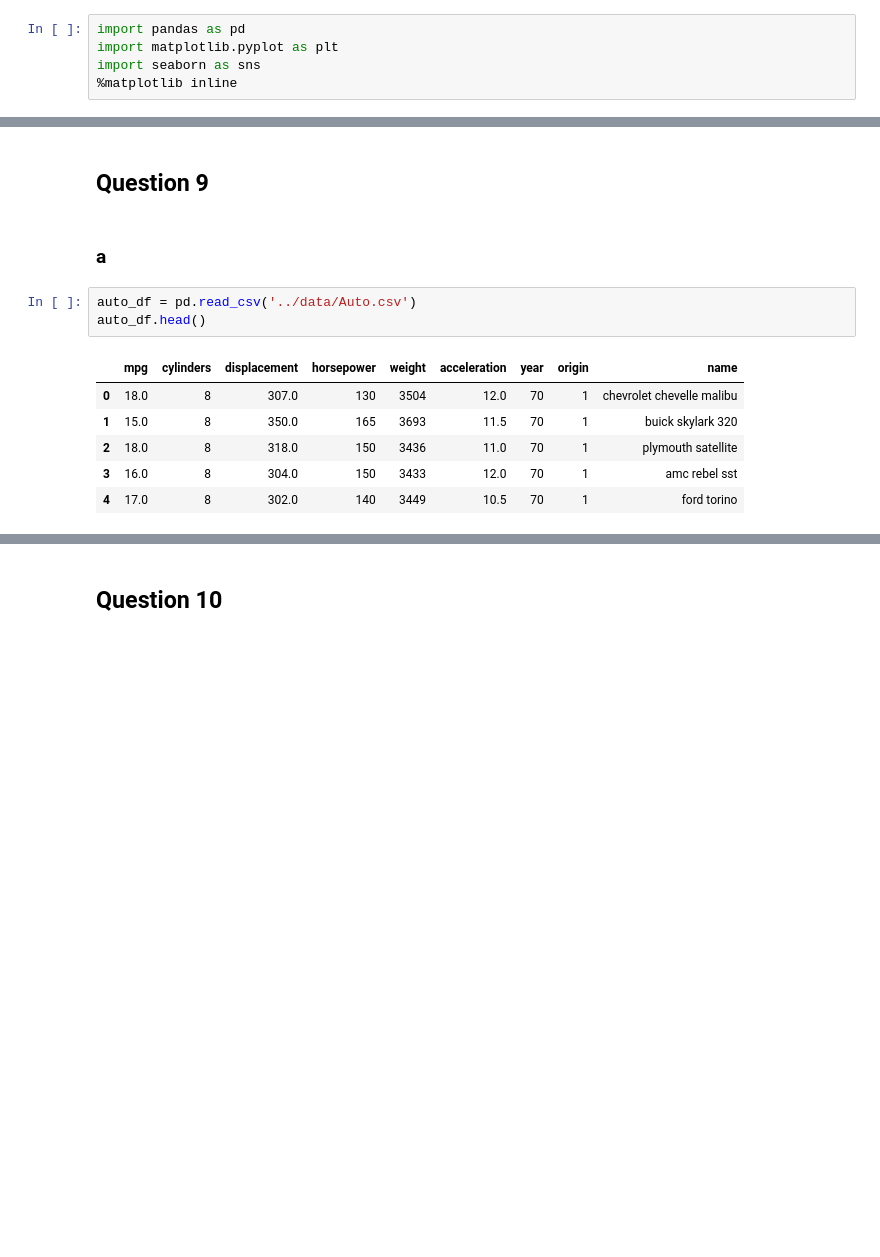
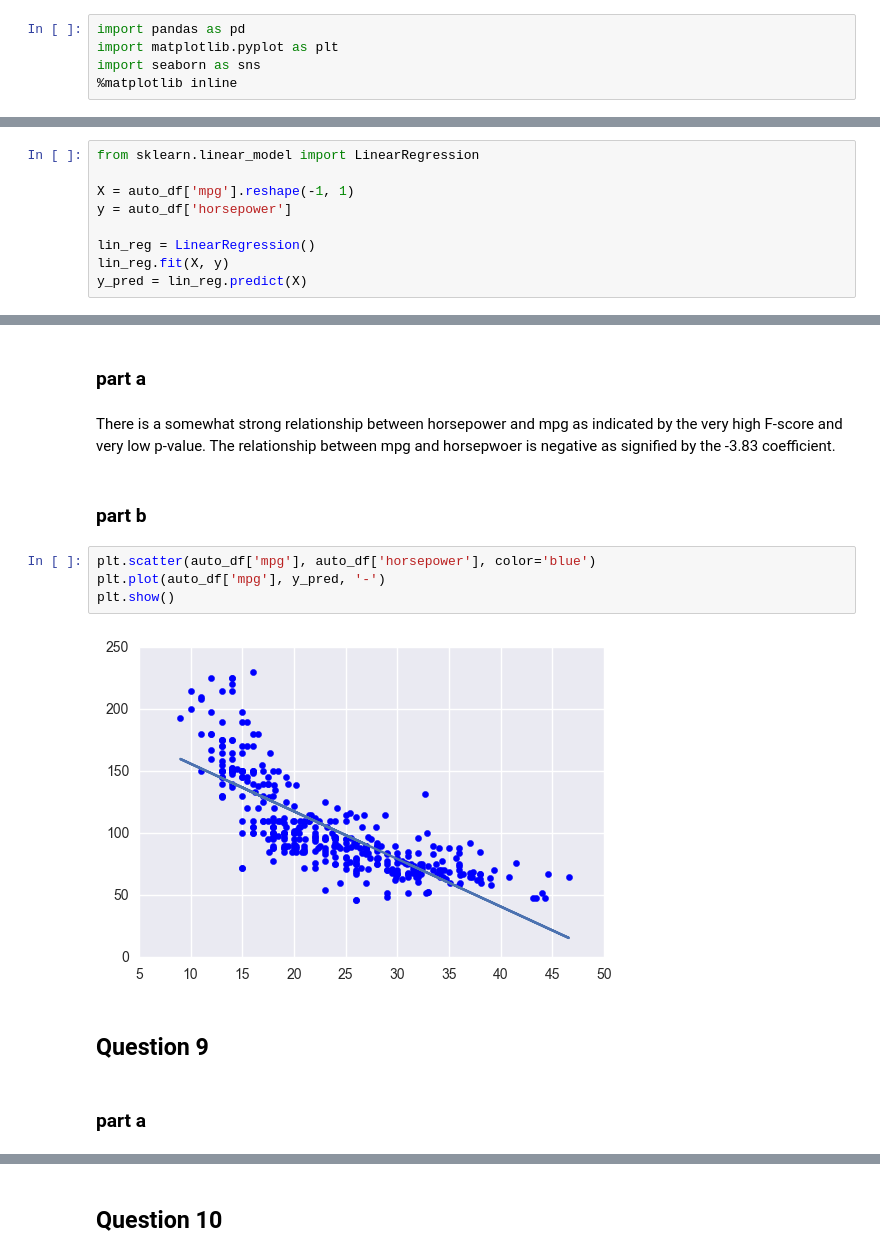
Before and after one commit to oanise93/Learning-Data-Science, a Jupyter notebook: ISLR/chapter3/exercises.ipynb, the cells around one changed output, grey strips where cells are left out. Drawn from its saved outputs; the diff is of its cells as text; blank space fills up the shorter version.

```diff
--- a/ISLR/chapter3/exercises.ipynb
+++ b/ISLR/chapter3/exercises.ipynb
@@ -13,0 +76,9 @@ import seaborn as sns
+# %%
+from sklearn.linear_model import LinearRegression
+
+X = auto_df['mpg'].reshape(-1, 1)
+y = auto_df['horsepower']
+
+lin_reg = LinearRegression()
+lin_reg.fit(X, y)
+y_pred = lin_reg.predict(X)
@@ -14,17 +102,19 @@ import seaborn as sns
+# %% [markdown]
+### part a
+# %% [markdown]
+There is a somewhat strong relationship between horsepower and mpg as indicated by the very high F-score and very low p-value. The relationship between mpg and horsepwoer is negative as signified by the -3.83 coefficient.
+# %% [markdown]
+### part b
+# %%
+plt.scatter(auto_df['mpg'], auto_df['horsepower'], color='blue')
+plt.plot(auto_df['mpg'], y_pred, '-')
+plt.show()
+# %% [output]
+[figure, added]
 # %% [markdown]
 ## Question 9
 # %% [markdown]
-### a
+### part a
-# %%
-auto_df = pd.read_csv('../data/Auto.csv')
-auto_df.head()
-# %% [output]
-|  | mpg | cylinders | displacement | horsepower | weight | acceleration | year | origin | name |
-| 0 | 18.0 | 8 | 307.0 | 130 | 3504 | 12.0 | 70 | 1 | chevrolet chevelle malibu |
-| 1 | 15.0 | 8 | 350.0 | 165 | 3693 | 11.5 | 70 | 1 | buick skylark 320 |
-| 2 | 18.0 | 8 | 318.0 | 150 | 3436 | 11.0 | 70 | 1 | plymouth satellite |
-| 3 | 16.0 | 8 | 304.0 | 150 | 3433 | 12.0 | 70 | 1 | amc rebel sst |
-| 4 | 17.0 | 8 | 302.0 | 140 | 3449 | 10.5 | 70 | 1 | ford torino |
 # %%
 sns.set_palette("husl")
 sns.pairplot(auto_df)
```
Also changed, not shown: parts of 51 cells of this notebook, 1 other file.
